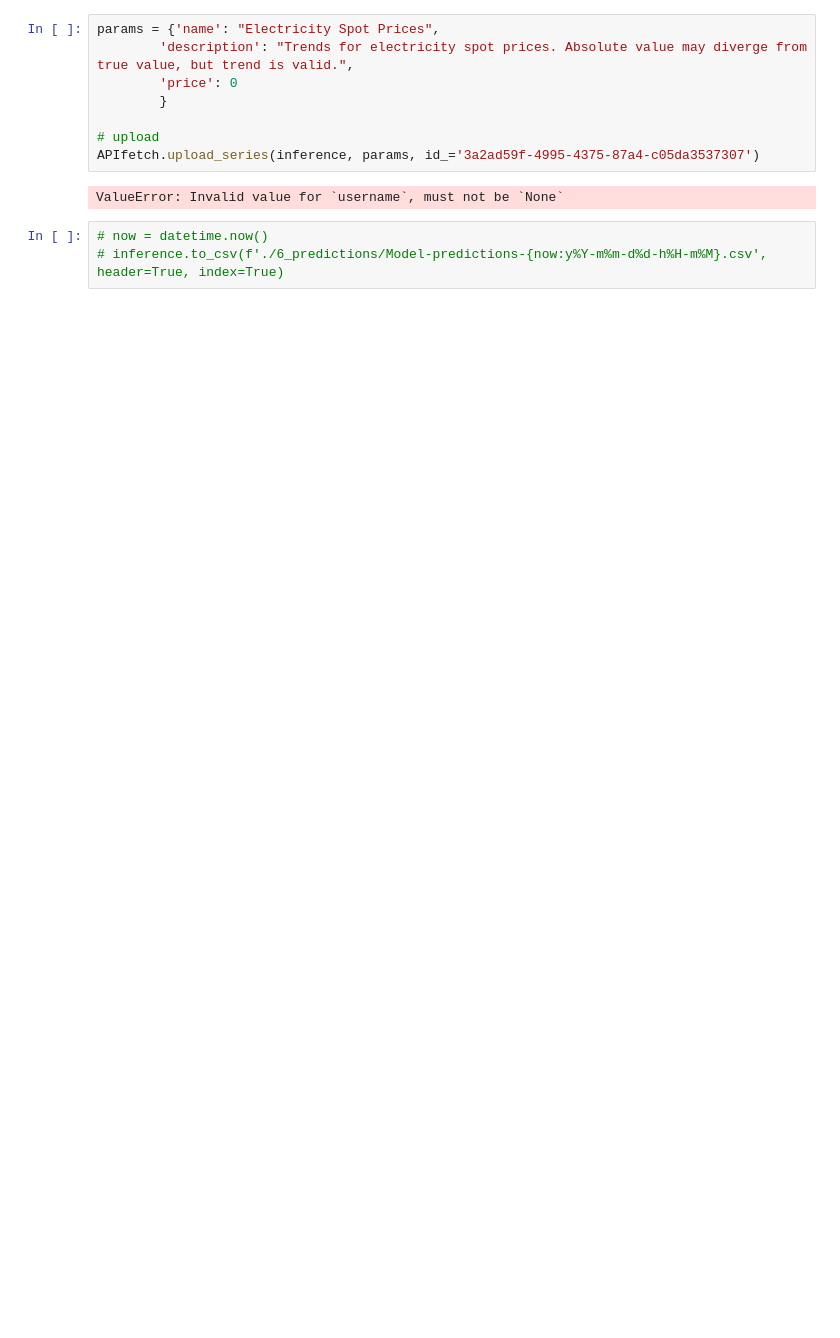
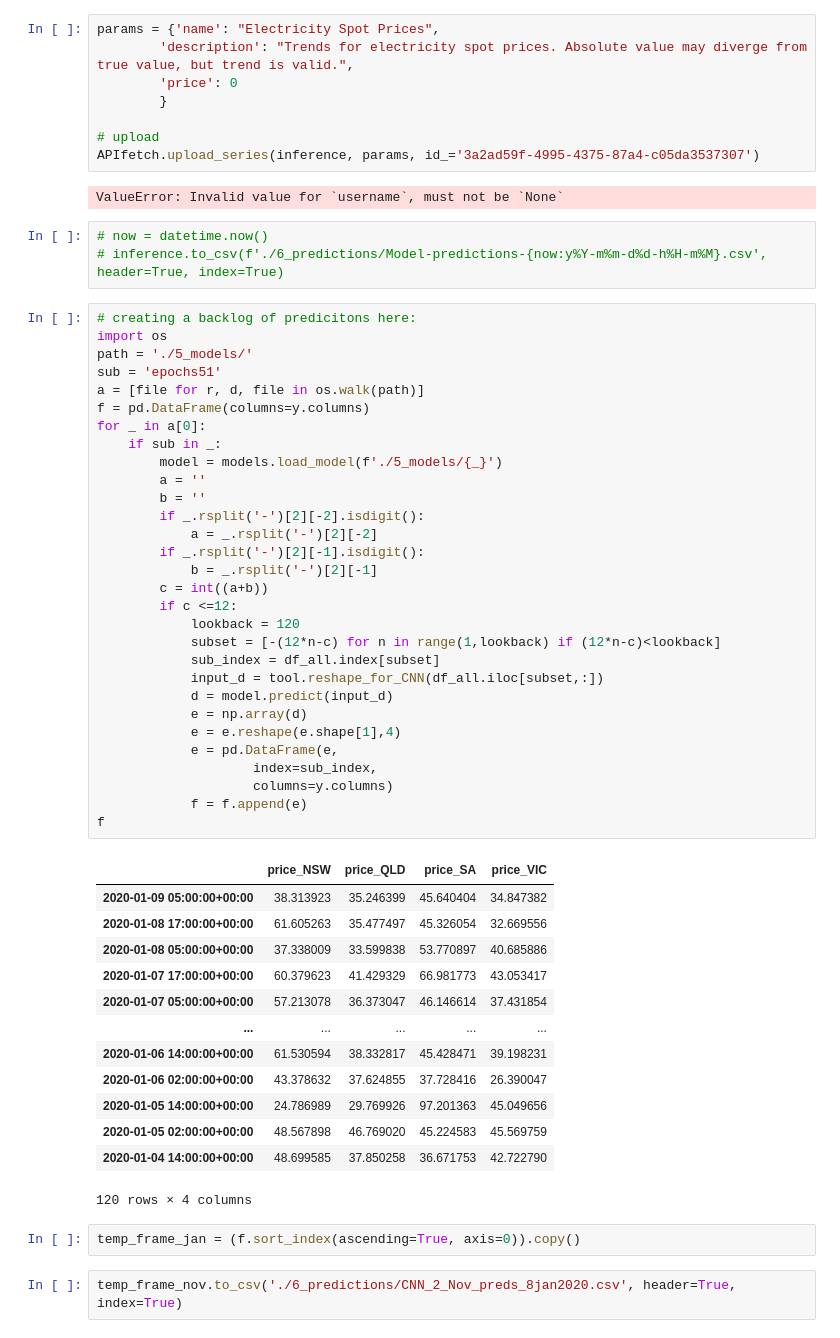
Before and after one commit to xtellurian/amphoradata-ElectricityForecast, a Jupyter notebook: Amphora-ElectricityPrice_Production.ipynb, the cells around one changed output. Drawn from its saved outputs; the diff is of its cells as text; blank space fills up the shorter version.

```diff
--- a/Amphora-ElectricityPrice_Production.ipynb
+++ b/Amphora-ElectricityPrice_Production.ipynb
@@ -583,3 +632,51 @@ ValueError: Invalid value for `username`, must not be `None`
 # %%
 # now = datetime.now()
 # inference.to_csv(f'./6_predictions/Model-predictions-{now:y%Y-m%m-d%d-h%H-m%M}.csv', header=True, index=True)
+# %%
+# creating a backlog of predicitons here:
+import os
+path = './5_models/'
+sub = 'epochs51'
+a = [file for r, d, file in os.walk(path)]
+f = pd.DataFrame(columns=y.columns)
+for _ in a[0]:
+    if sub in _:
+        model = models.load_model(f'./5_models/{_}')
+        a = ''
+        b = ''
+        if _.rsplit('-')[2][-2].isdigit():
+            a = _.rsplit('-')[2][-2]
+        if _.rsplit('-')[2][-1].isdigit():
+            b = _.rsplit('-')[2][-1]
+        c = int((a+b))
+        if c <=12:
+            lookback = 120
+            subset = [-(12*n-c) for n in range(1,lookback) if (12*n-c)<lookback]
+            sub_index = df_all.index[subset]
+            input_d = tool.reshape_for_CNN(df_all.iloc[subset,:])
+            d = model.predict(input_d)
+            e = np.array(d)
+            e = e.reshape(e.shape[1],4)
+            e = pd.DataFrame(e,
+                    index=sub_index,
+                    columns=y.columns)
+            f = f.append(e)
+f
+# %% [output]
+|  | price_NSW | price_QLD | price_SA | price_VIC |
+| 2020-01-09 05:00:00+00:00 | 38.313923 | 35.246399 | 45.640404 | 34.847382 |
+| 2020-01-08 17:00:00+00:00 | 61.605263 | 35.477497 | 45.326054 | 32.669556 |
+| 2020-01-08 05:00:00+00:00 | 37.338009 | 33.599838 | 53.770897 | 40.685886 |
+| 2020-01-07 17:00:00+00:00 | 60.379623 | 41.429329 | 66.981773 | 43.053417 |
+| 2020-01-07 05:00:00+00:00 | 57.213078 | 36.373047 | 46.146614 | 37.431854 |
+| ... | ... | ... | ... | ... |
+| 2020-01-06 14:00:00+00:00 | 61.530594 | 38.332817 | 45.428471 | 39.198231 |
+| 2020-01-06 02:00:00+00:00 | 43.378632 | 37.624855 | 37.728416 | 26.390047 |
+| 2020-01-05 14:00:00+00:00 | 24.786989 | 29.769926 | 97.201363 | 45.049656 |
+| 2020-01-05 02:00:00+00:00 | 48.567898 | 46.769020 | 45.224583 | 45.569759 |
+| 2020-01-04 14:00:00+00:00 | 48.699585 | 37.850258 | 36.671753 | 42.722790 |
+120 rows × 4 columns
+# %%
+temp_frame_jan = (f.sort_index(ascending=True, axis=0)).copy()
+# %%
+temp_frame_nov.to_csv('./6_predictions/CNN_2_Nov_preds_8jan2020.csv', header=True, index=True)
```
Also changed, not shown: parts of 19 cells of this notebook, 8 other files.
